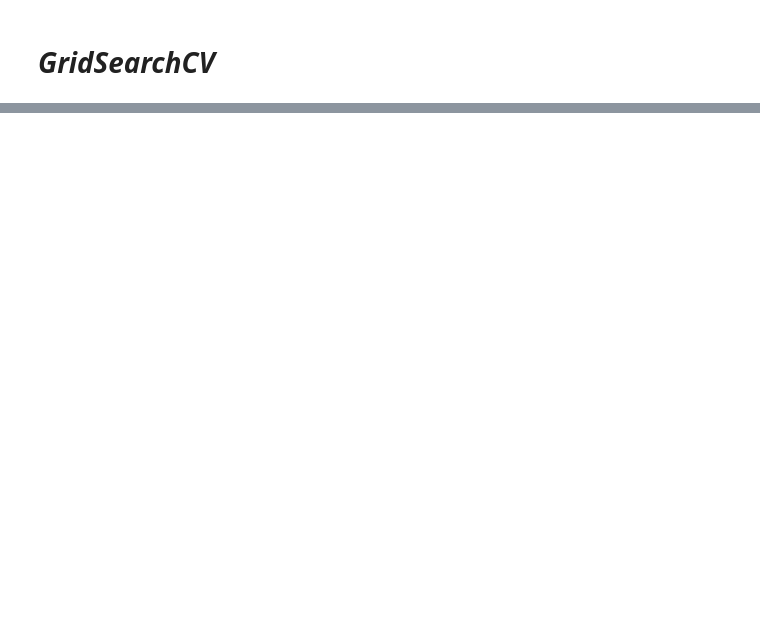
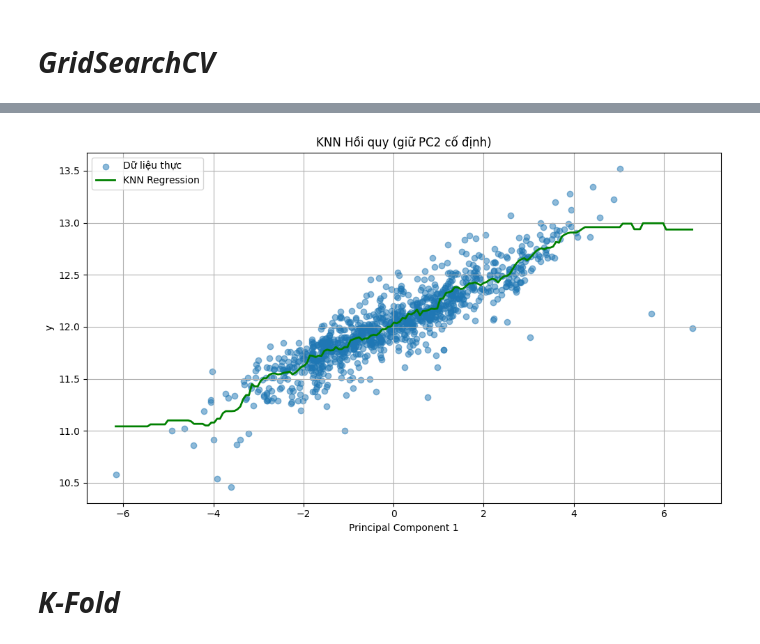
Before and after one commit to KhanhGiauTen/ML_Final, a Jupyter notebook: ML_Final.ipynb, the cells around one changed output, grey strips where cells are left out. Drawn from its saved outputs; the diff is of its cells as text; code cells hidden in the pictures; blank space fills up the shorter version.

```diff
--- a/ML_Final.ipynb
+++ b/ML_Final.ipynb
@@ -521,0 +556,18 @@ Validation set:
+# %%
+from sklearn.neighbors import KNeighborsRegressor
+
+k   = int(pow(X_train_pca.shape[0], 1/2) / 2)
+knn = KNeighborsRegressor(n_neighbors = k)
+
+# huấn luyện để tạo  mô hình
+knn.fit(X_train_pca, y_train)
+
+# Dự đoán
+y_train_pred_knn = knn.predict(X_train_pca)
+y_val_pred_knn = knn.predict(X_val_pca)
+y_test_pred_knn = knn.predict(X_test_pca)
+
+# In kết quả
+print_metrics('Train', y_train, y_train_pred_knn, X_train_pca)
+print_metrics('Validation', y_val, y_val_pred_knn, X_val_pca)
+print_metrics('Test', y_test, y_test_pred_knn, X_test_pca)
@@ -521,0 +595,24 @@ Validation set:
+# %%
+# Tạo dải giá trị cho PC1, giữ PC2 cố định ở trung bình
+pc1_range = np.linspace(X_train_pca[:, 0].min(), X_train_pca[:, 0].max(), 200)
+pc2_fixed = np.mean(X_train_pca[:, 1])
+X_plot = np.c_[pc1_range, np.full_like(pc1_range, pc2_fixed)]
+
+# Dự đoán
+y_plot = knn.predict(X_plot)
+
+# Vẽ biểu đồ
+plt.figure(figsize=(10, 6))
+plt.scatter(X_train_pca[:, 0], y_train, alpha=0.5, label='Dữ liệu thực')
+plt.plot(pc1_range, y_plot, color='green', linewidth=2, label='KNN Regression')
+plt.xlabel('Principal Component 1')
+plt.ylabel('y')
+plt.title('KNN Hồi quy (giữ PC2 cố định)')
+plt.legend()
+plt.grid(True)
+plt.tight_layout()
+plt.show()
+# %% [output]
+[figure, added]
+# %% [markdown]
+# ***K-Fold***
```
Also changed, not shown: parts of 12 cells of this notebook.
